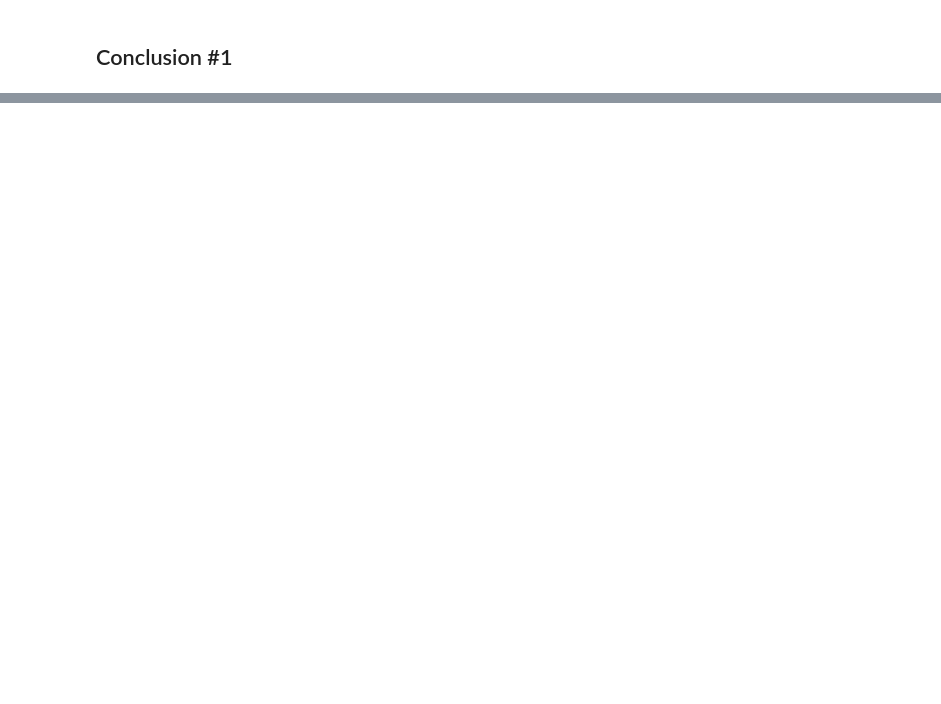
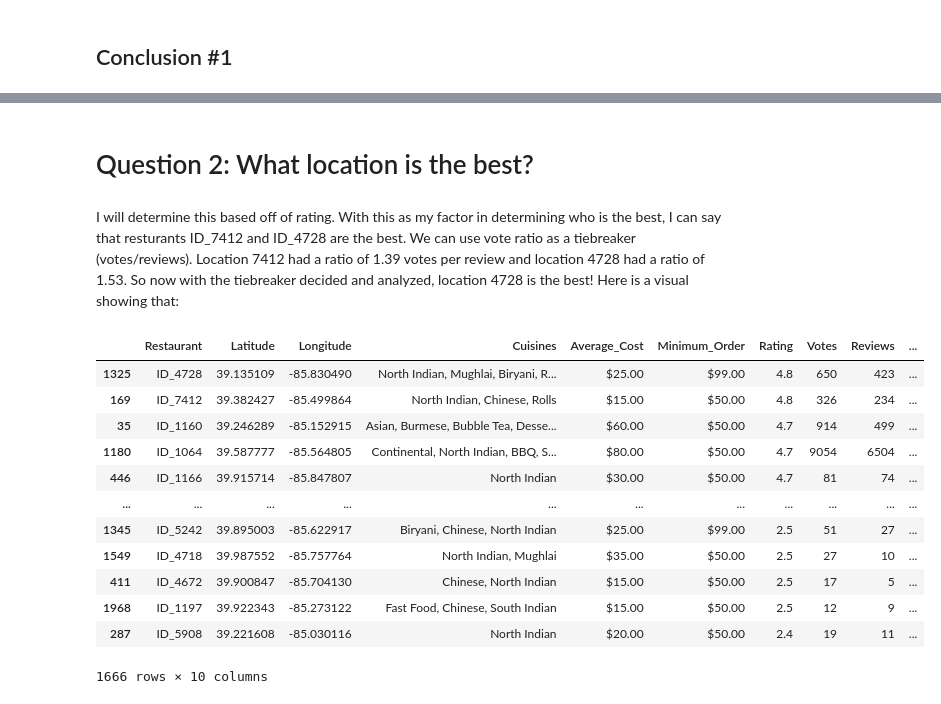
Before and after one commit to Bremull/Xtern_2020, a Jupyter notebook: Xtern Data Science Work Sample.ipynb, the cells around one changed output, grey strips where cells are left out. Cells and saved outputs as stored; diff of their text form; code cells hidden in the pictures; blank space fills up the shorter version.

```diff
--- a/Xtern Data Science Work Sample.ipynb
+++ b/Xtern Data Science Work Sample.ipynb
@@ -121,0 +139,21 @@ No, there isn't a positive relationship between average cost and ratings. Furthe
+# %% [markdown]
+# Question 2: What location is the best?
+# %% [markdown]
+I will determine this based off of rating. With this as my factor in determining who is the best, I can say that resturants ID_7412 and ID_4728 are the best. We can use vote ratio as a tiebreaker (votes/reviews). Location 7412 had a ratio of 1.39 votes per review and location 4728 had a ratio of 1.53. So now with the tiebreaker decided and analyzed, location 4728 is the best! Here is a visual showing that:
+# %%
+fd = fd.sort_values(['Rating', 'Votes'], ascending = False)
+fd
+# %% [output]
+|  | Restaurant | Latitude | Longitude | Cuisines | Average_Cost | Minimum_Order | Rating | Votes | Reviews | ... |
+| 1325 | ID_4728 | 39.135109 | -85.830490 | North Indian, Mughlai, Biryani, R... | $25.00 | $99.00 | 4.8 | 650 | 423 | ... |
+| 169 | ID_7412 | 39.382427 | -85.499864 | North Indian, Chinese, Rolls | $15.00 | $50.00 | 4.8 | 326 | 234 | ... |
+| 35 | ID_1160 | 39.246289 | -85.152915 | Asian, Burmese, Bubble Tea, Desse... | $60.00 | $50.00 | 4.7 | 914 | 499 | ... |
+| 1180 | ID_1064 | 39.587777 | -85.564805 | Continental, North Indian, BBQ, S... | $80.00 | $50.00 | 4.7 | 9054 | 6504 | ... |
+| 446 | ID_1166 | 39.915714 | -85.847807 | North Indian | $30.00 | $50.00 | 4.7 | 81 | 74 | ... |
+| ... | ... | ... | ... | ... | ... | ... | ... | ... | ... | ... |
+| 1345 | ID_5242 | 39.895003 | -85.622917 | Biryani, Chinese, North Indian | $25.00 | $99.00 | 2.5 | 51 | 27 | ... |
+| 1549 | ID_4718 | 39.987552 | -85.757764 | North Indian, Mughlai | $35.00 | $50.00 | 2.5 | 27 | 10 | ... |
+| 411 | ID_4672 | 39.900847 | -85.704130 | Chinese, North Indian | $15.00 | $50.00 | 2.5 | 17 | 5 | ... |
+| 1968 | ID_1197 | 39.922343 | -85.273122 | Fast Food, Chinese, South Indian | $15.00 | $50.00 | 2.5 | 12 | 9 | ... |
+| 287 | ID_5908 | 39.221608 | -85.030116 | North Indian | $20.00 | $50.00 | 2.4 | 19 | 11 | ... |
+1666 rows × 10 columns
```
Also changed, not shown: parts of 26 cells of this notebook.
